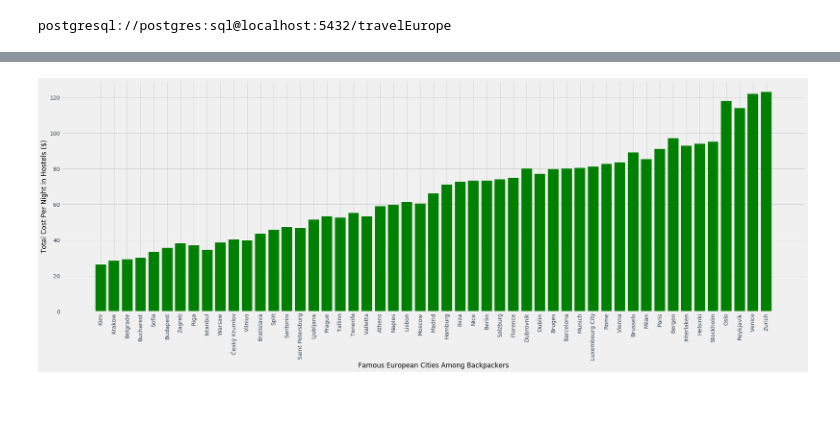
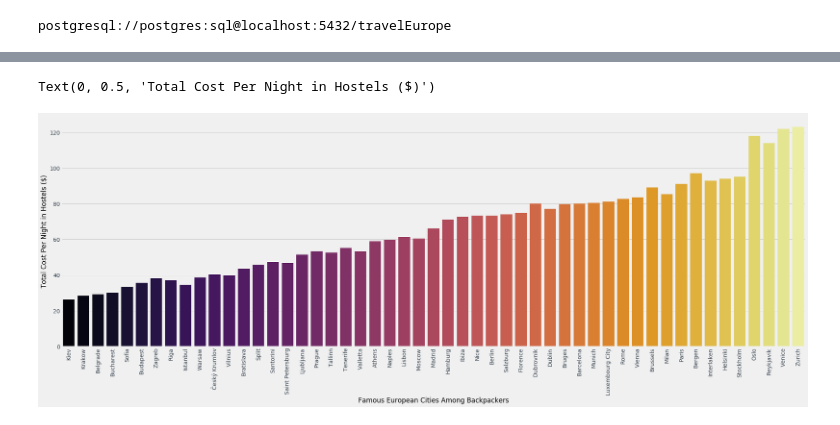
Before and after one commit to sainigurcharan/myUCIWork, a Jupyter notebook: 10 ETL Project/final_analysis.ipynb, the cells around one changed output, grey strips where cells are left out. Cells and saved outputs as stored; diff of their text form; code cells hidden in the pictures.

```diff
--- a/10 ETL Project/final_analysis.ipynb
+++ b/10 ETL Project/final_analysis.ipynb
@@ -26,22 +26,23 @@ finaldf.head()
 # %%
 %matplotlib inline
 from matplotlib import style
 style.use('fivethirtyeight')
 import matplotlib.pyplot as plt
+import seaborn as sns
 
 x = finaldf['city_name']
 y = finaldf['total_cost_$']
 
 x_pos = [i for i, _ in enumerate(x)]
 
-plt.bar(x_pos, y, color='green')
+# plt.bar(x_pos, y, color='green')
+sns.barplot(x_pos, y, palette = 'inferno')
 fig = plt.gcf()
 fig.set_size_inches(30,10)
 plt.xticks(rotation='vertical')
 plt.xticks(x_pos, x)
 plt.xlabel('Famous European Cities Among Backpackers')
 plt.ylabel('Total Cost Per Night in Hostels ($)')
-
-plt.show()
 # %% [output]
+Text(0, 0.5, 'Total Cost Per Night in Hostels ($)')
-[figure, old version]
+[figure, new version]
```
